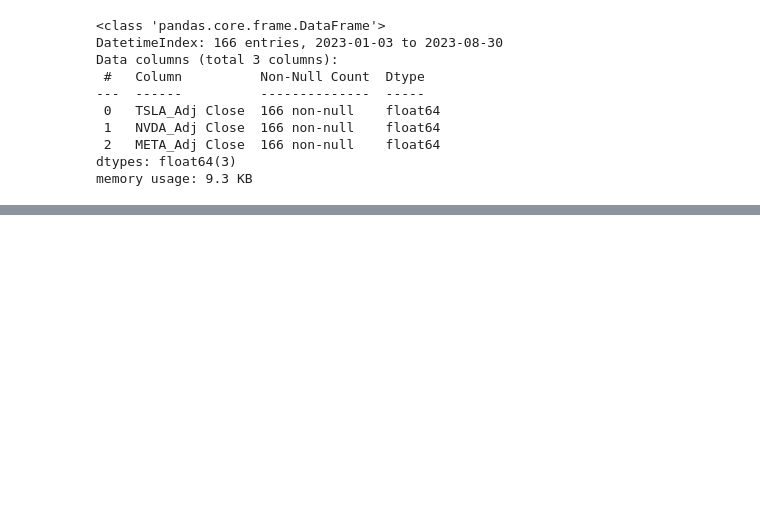
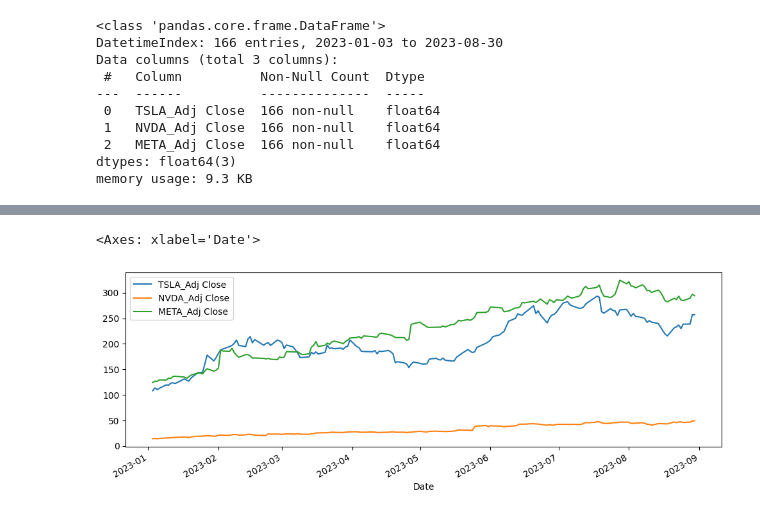
Before and after one commit to nachofga/finanzas-tecnologia-practicas, a Jupyter notebook: src/01_01_Descarga_y_descripción_de_activos_financieros.ipynb, the cells around one changed output, grey strips where cells are left out. Drawn from its saved outputs; the diff is of its cells as text; code cells hidden in the pictures; blank space fills up the shorter version.

```diff
--- a/src/01_01_Descarga_y_descripción_de_activos_financieros.ipynb
+++ b/src/01_01_Descarga_y_descripción_de_activos_financieros.ipynb
@@ -1331,0 +1349,5 @@ df_adj_close.describe()
+# %%
+df_adj_close.plot(figsize=(12, 4))
+# %% [output]
+<Axes: xlabel='Date'>
+[figure, added]
```
Also changed, not shown: parts of 6 cells of this notebook.
